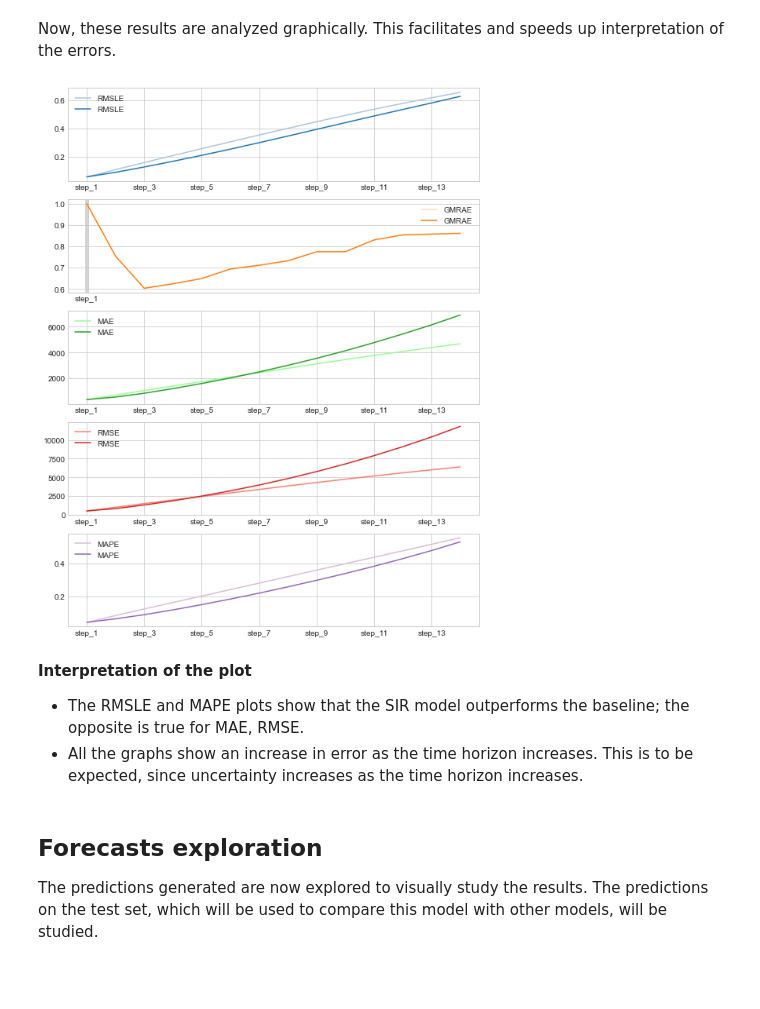
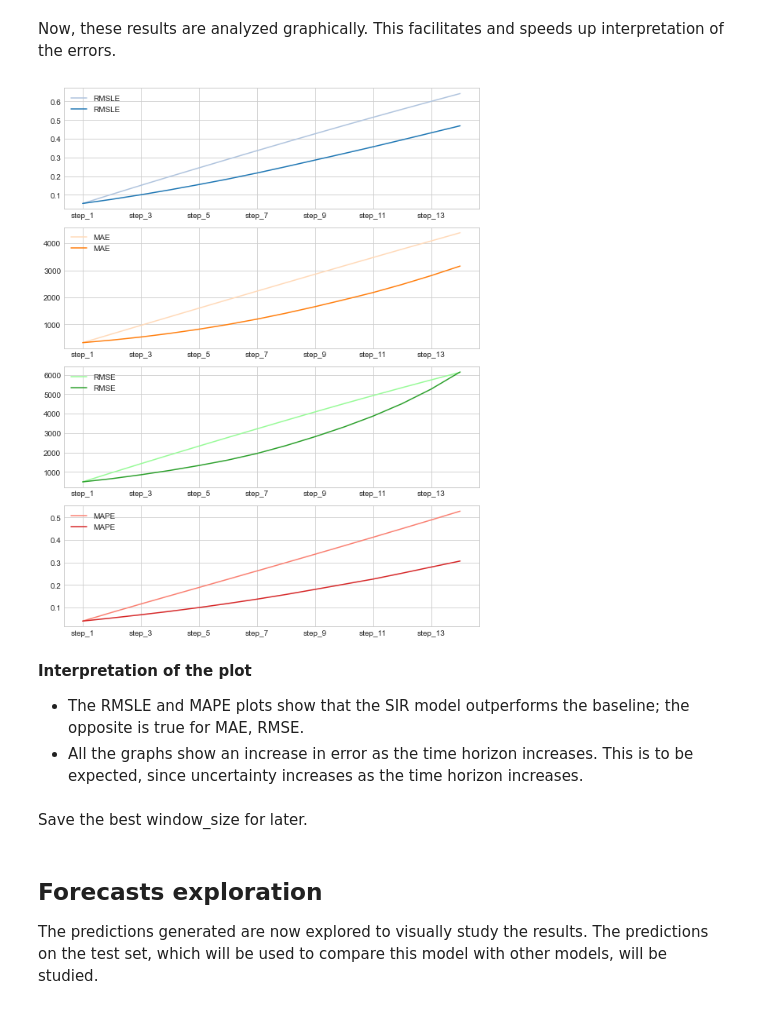
Before and after one commit to marialonsogar/COVID-Dynamics-Model-Comparison, a Jupyter notebook: modeling/SIS-COVID-Spain.ipynb, the cells around one changed output. Saved outputs shown, nothing was run; the diff lists cells and outputs as text; code cells hidden in the pictures; blank space fills up the shorter version.

```diff
--- a/modeling/SIS-COVID-Spain.ipynb
+++ b/modeling/SIS-COVID-Spain.ipynb
@@ -306,6 +303,9 @@ class WindowFit:
         Args:
             max_subplots (int): maximum number of subplots to plot
         """
+        # seed to replicate results
+        np.random.seed(seed)
+
         example_windows = [self.random_windows(return_baseline=True) for _ in range(max_subplots)]
 
         for train_window, test_window, baseline_window in example_windows:
@@ -337,7 +337,6 @@ class WindowFit:
             window = self.train[:, i]
             _, I_pred = self.fit_predict(window, return_only_predictions=True)
             predictions.append(I_pred[(horizon-1)])
-            print('train_window: ', i)
         return np.array(predictions)
 
     def get_predictions_df(self, horizon=None, subset=None):
@@ -364,7 +363,7 @@ class WindowFit:
         Get the residuals (residuals = expected_value-forecast_value) for a time horizon of 'horizon'
         """
         I_pred_total = self.get_all_predictions(horizon)
-        I_true = self.test[:, horizon-1][1]
+        I_true = self.test[1][:, horizon-1]
         return I_true - I_pred_total # forecast errors
 
     def evaluate(self):
@@ -378,7 +377,6 @@ class WindowFit:
             sir_step_evaluation, baseline_step_evaluation = {}, {}
 
             test_step = self.test[1][:, i]
-            print('step:', i+1)
             predicted_step = self.get_all_predictions(horizon=i+1)
             baseline_step = self.baseline[1][:, i]
 
@@ -524,11 +513,11 @@ In conclusion:
 Once the window size that minimizes the error has been found, the successive SIR models are adjusted again.
 # %%
 # create an object of the class
-w_28_14 = WindowFit(window_size=28, steps_ahead=14, data=test_data, eval_mode='WF')
+w_11_14 = WindowFit(window_size=11, steps_ahead=14, data=test_data, eval_mode='WF')
 # get a random train and test window
-window_train, window_test = w_28_14.random_windows()
+window_train, window_test = w_11_14.random_windows()
 # fit the model and get the predictions
-S_simulated, I_simulated = w_28_14.fit_predict(window_train, return_only_predictions=True)
+S_simulated, I_simulated = w_11_14.fit_predict(window_train, return_only_predictions=True)
 # fit model and plot the results for 3 random windows
-w_28_14.plot_windows(max_subplots=3)
+w_11_14.plot_windows(max_subplots=3)
 # %% [output]
@@ -539,8 +528,8 @@ w_28_14.plot_windows(max_subplots=3)
 The overall performance of these models is evaluated and shown in tabular form by time horizon (SIR and baseline).
 # %%
 # evaluate the model
-e = w_28_14.evaluate()
+evaluation = w_11_14.evaluate()
 # show the evaluation as DataFrame
-pd.DataFrame(e)
+pd.DataFrame(evaluation)
 # %% [output]
 |  | step_1 | baseline_step_1 | step_2 | baseline_step_2 | step_3 | baseline_step_3 | step_4 | ... |
@@ -554,14 +542,16 @@ pd.DataFrame(e)
 Now, these results are analyzed graphically. This facilitates and speeds up interpretation of the errors.
 # %%
 # metric evolution subplots
-fig, ax = plt.subplots(5, figsize=(8, 10), tight_layout=True)
+fig, ax = plt.subplots(4, figsize=(8, 10), tight_layout=True)
 baseline_colors = ['lightsteelblue', 'peachpuff', 'palegreen', 'salmon', 'thistle']
-pd.DataFrame(e).T.loc['baseline_step_1'::2,:].plot(ax=ax, subplots=True, color=baseline_colors)
-pd.DataFrame(e).T.loc[::2,:].plot(ax=ax, subplots=True)
+pd.DataFrame(evaluation).T.loc['baseline_step_1'::2,:].plot(ax=ax, subplots=True, color=baseline_colors)
+pd.DataFrame(evaluation).T.loc[::2,:].plot(ax=ax, subplots=True)
 plt.show()
 # %% [output]
-[figure, old version]
+[figure, new version]
 # %% [markdown]
 **Interpretation of the plot**
 - The RMSLE and MAPE plots show that the SIR model outperforms the baseline; the opposite is true for MAE, RMSE.
 - All the graphs show an increase in error as the time horizon increases. This is to be expected, since uncertainty increases as the time horizon increases.
+# %% [markdown]
+Save the best window_size for later.
```
Also changed, not shown: parts of 42 cells of this notebook, 3 other files.
